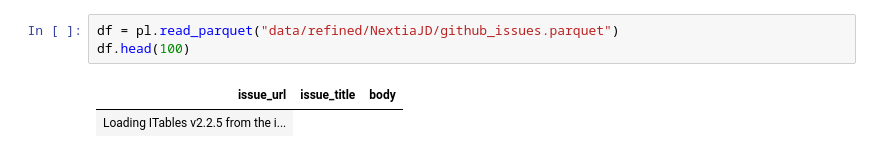
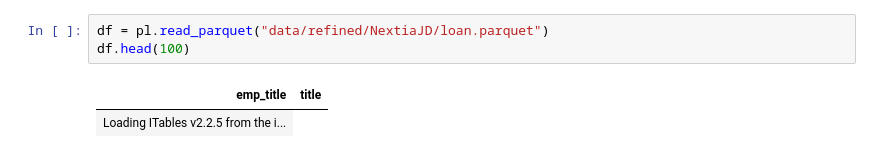
Before and after one commit to yan-alex/fsst-plus-experiments, a Jupyter notebook: benchmarking/visualize_data.ipynb, the cells around one changed output. Drawn from its saved outputs; the diff is of its cells as text.

```diff
--- a/benchmarking/visualize_data.ipynb
+++ b/benchmarking/visualize_data.ipynb
@@ -6,8 +6,8 @@ init_notebook_mode(all_interactive=True)
 # %% [output]
 [interactive output not drawn]
 # %%
-df = pl.read_parquet("data/refined/NextiaJD/github_issues.parquet")
+df = pl.read_parquet("data/refined/NextiaJD/loan.parquet")
 df.head(100)
 # %% [output]
-| issue_url | issue_title | body |
+| emp_title | title |
 | Loading ITables v2.2.5 from the i... |
```
Also changed, not shown: parts of 7 cells of this notebook, 5 other files.
